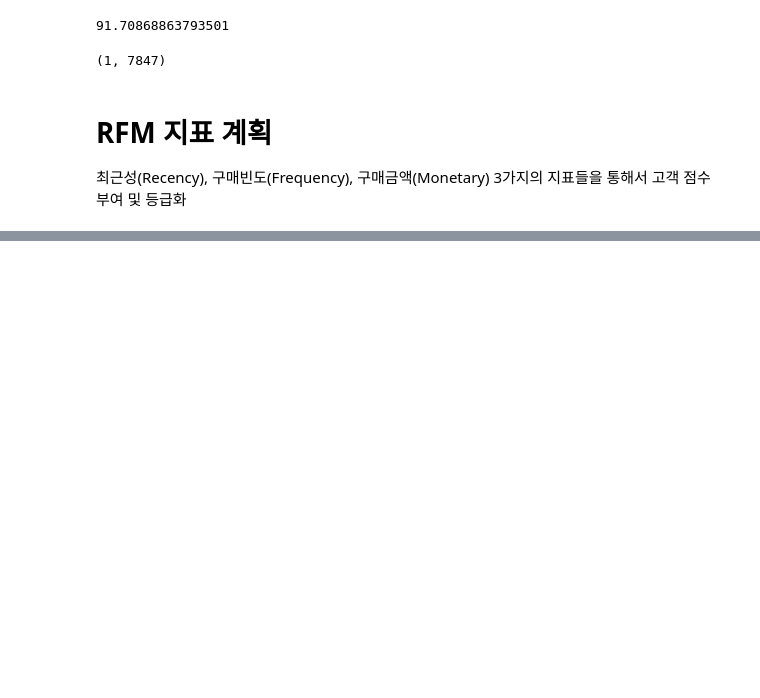
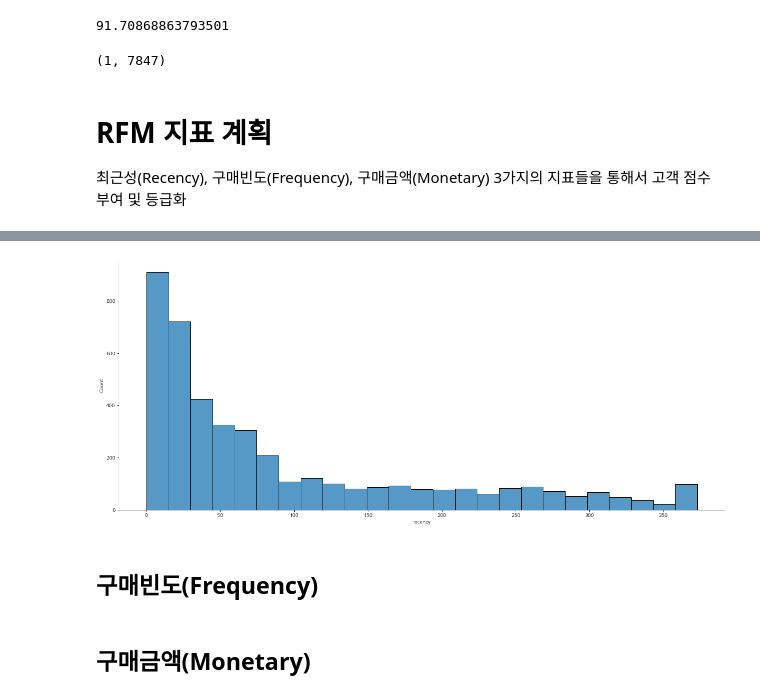
Before and after one commit to seonydg/ml-development-of-e-commerce-purchase-indicators, a Jupyter notebook: development-of-e-commerce-purchase-indicators.ipynb, the cells around one changed output, grey strips where cells are left out. Saved outputs shown, nothing was run; the diff lists cells and outputs as text; code cells hidden in the pictures; blank space fills up the shorter version.

Commit message:
feat : data preprocessing RFM-1

```diff
--- a/development-of-e-commerce-purchase-indicators.ipynb
+++ b/development-of-e-commerce-purchase-indicators.ipynb
@@ -207,0 +225,3 @@ df.groupby('CustomerID')['Country'].count().min(), df.groupby('CustomerID')['Cou
+# %%
+df['Date'] = pd.to_datetime(df['InvoiceDate'].str.split(' ').str[0])
+df.head()
@@ -207,0 +258,5 @@ df.groupby('CustomerID')['Country'].count().min(), df.groupby('CustomerID')['Cou
+# %%
+# 고객 ID별 최근 구매일
+recency_df = df.groupby('CustomerID', as_index=False)['Date'].max()
+recency_df.columns = ['CustomerID', 'LastPurchaseDate']
+recency_df.head()
@@ -207,0 +274,4 @@ df.groupby('CustomerID')['Country'].count().min(), df.groupby('CustomerID')['Cou
+# %%
+# 고객 ID별 최근 구매일로부터 지난 날짜 : day
+recency_df['recency'] = recency_df['LastPurchaseDate'].apply(lambda x: (df['Date'].max() - x).days)
+recency_df.head()
@@ -207,0 +285,10 @@ df.groupby('CustomerID')['Country'].count().min(), df.groupby('CustomerID')['Cou
+# %%
+sns.displot(data=recency_df, x='recency')
+plt.gcf().set_size_inches(20, 8)
+plt.show()
+# %% [output]
+[figure, added]
+# %% [markdown]
+## 구매빈도(Frequency)
+# %% [markdown]
+## 구매금액(Monetary)
```
Also changed, not shown: parts of 10 cells of this notebook.
